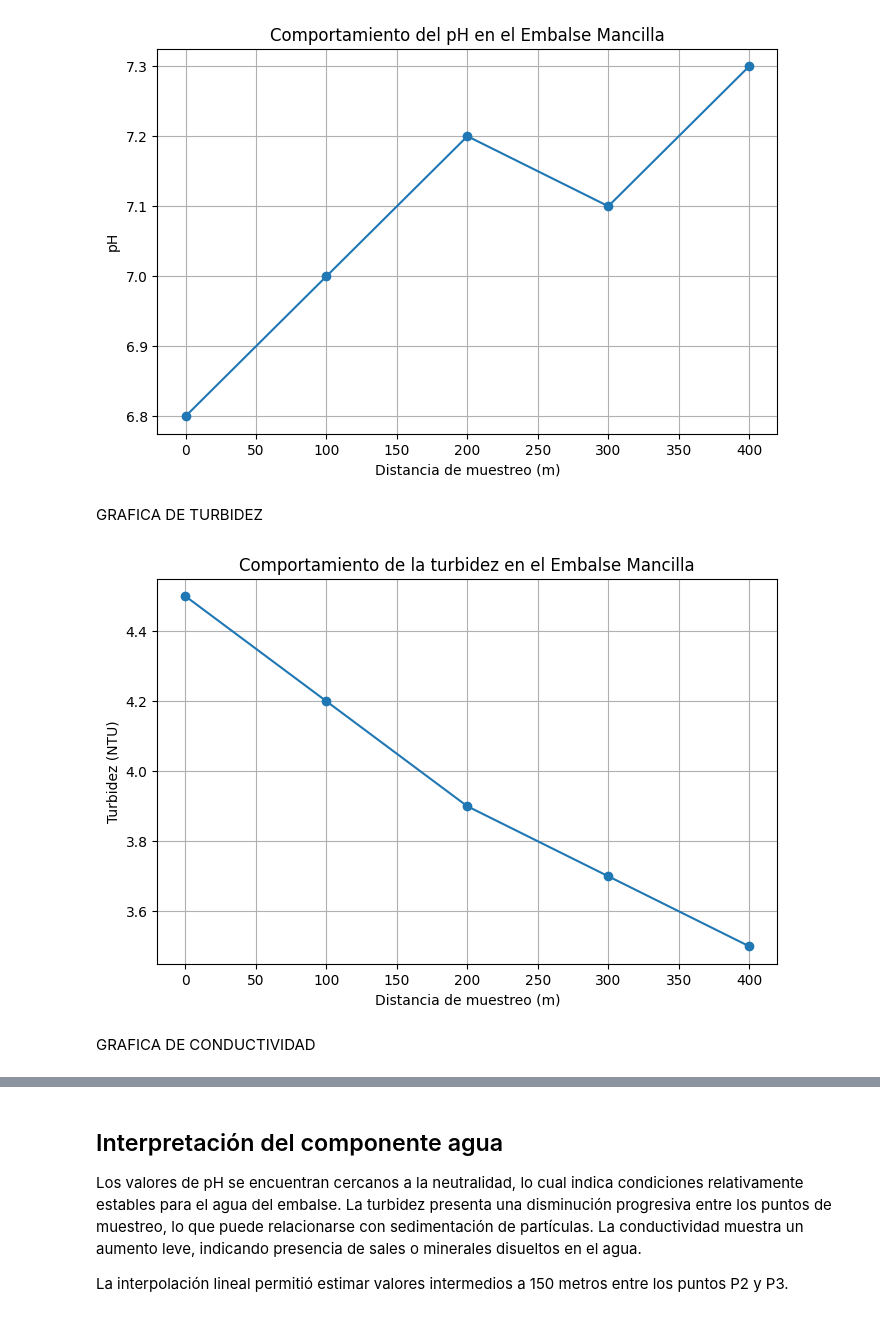
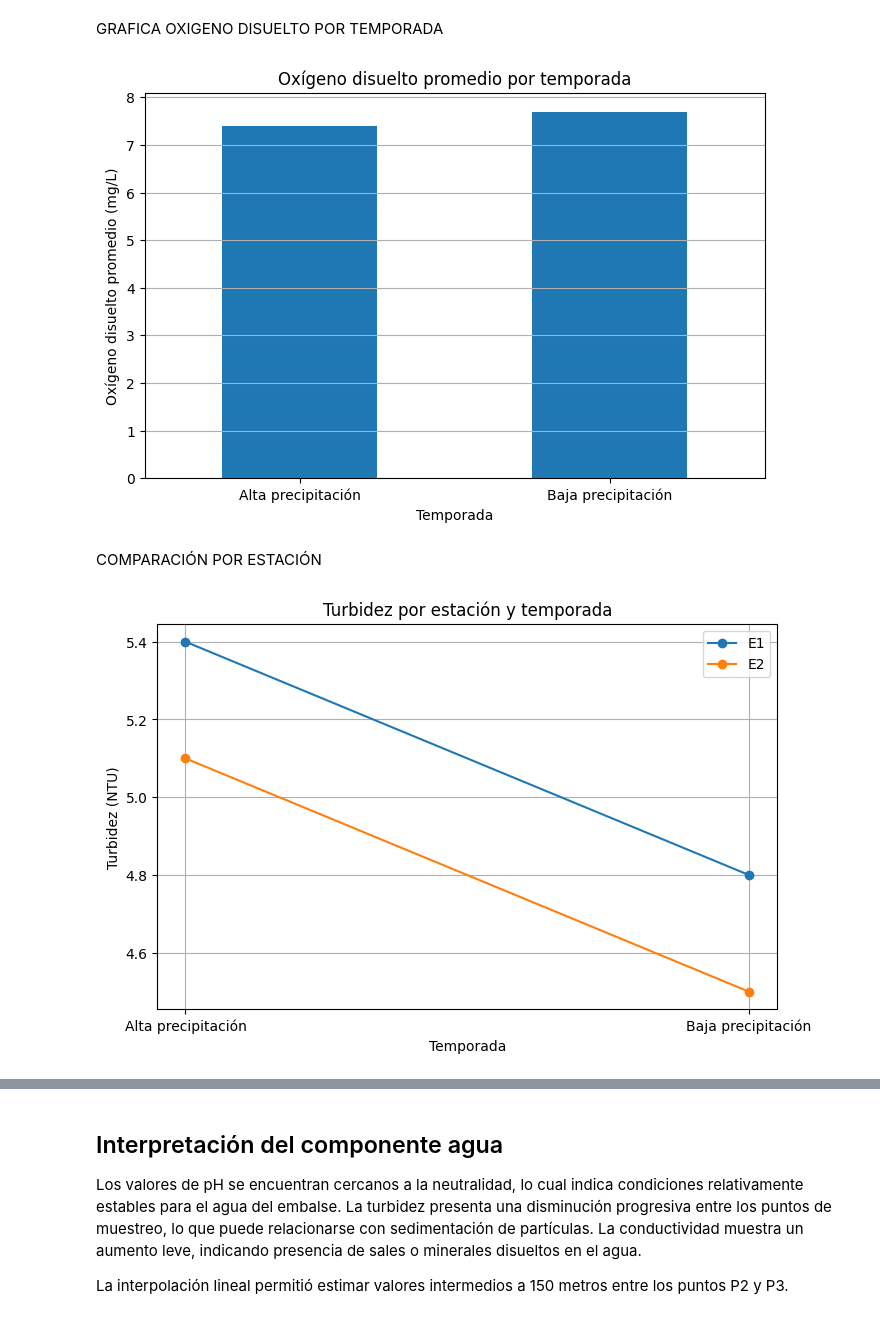
Before and after one commit to dvreyescastro2-droid/diagnostico-ambiental-mancilla, a Jupyter notebook: notebooks/agua.ipynb, the cells around one changed output, grey strips where cells are left out. Saved outputs shown, nothing was run; the diff lists cells and outputs as text; code cells hidden in the pictures.

Commit message:
Actualizar graficas con datos reales secundarios

```diff
--- a/notebooks/agua.ipynb
+++ b/notebooks/agua.ipynb
@@ -44,24 +49,32 @@ GRAFICA DEL PH
+# %% [markdown]
+GRAFICA OXIGENO DISUELTO POR TEMPORADA
 # %%
-plt.figure(figsize=(8,5))
-plt.plot(df_agua["distancia_m"], df_agua["ph"], marker="o")
-plt.xlabel("Distancia de muestreo (m)")
-plt.ylabel("pH")
-plt.title("Comportamiento del pH en el Embalse Mancilla")
-plt.grid(True)
+promedio_temporada["oxigeno_disuelto_mg_l"].plot(kind="bar", figsize=(8,5))
+
+plt.xlabel("Temporada")
+plt.ylabel("Oxígeno disuelto promedio (mg/L)")
+plt.title("Oxígeno disuelto promedio por temporada")
+plt.xticks(rotation=0)
+plt.grid(axis="y")
+
 plt.show()
 # %% [output]
-[figure, old version]
+[figure, new version]
-# %% [markdown]
-GRAFICA DE TURBIDEZ
+# %% [markdown]
+COMPARACIÓN POR ESTACIÓN
 # %%
 plt.figure(figsize=(8,5))
-plt.plot(df_agua["distancia_m"], df_agua["turbidez_ntu"], marker="o")
-plt.xlabel("Distancia de muestreo (m)")
+
+for estacion in df_agua["estacion"].unique():
+    datos = df_agua[df_agua["estacion"] == estacion]
+    plt.plot(datos["temporada"], datos["turbidez_ntu"], marker="o", label=estacion)
+
+plt.xlabel("Temporada")
 plt.ylabel("Turbidez (NTU)")
-plt.title("Comportamiento de la turbidez en el Embalse Mancilla")
+plt.title("Turbidez por estación y temporada")
+plt.legend()
 plt.grid(True)
+
 plt.show()
 # %% [output]
-[figure, old version]
+[figure, new version]
-# %% [markdown]
-GRAFICA DE CONDUCTIVIDAD
```
Also changed, not shown: parts of 10 cells of this notebook, 6 other files.
